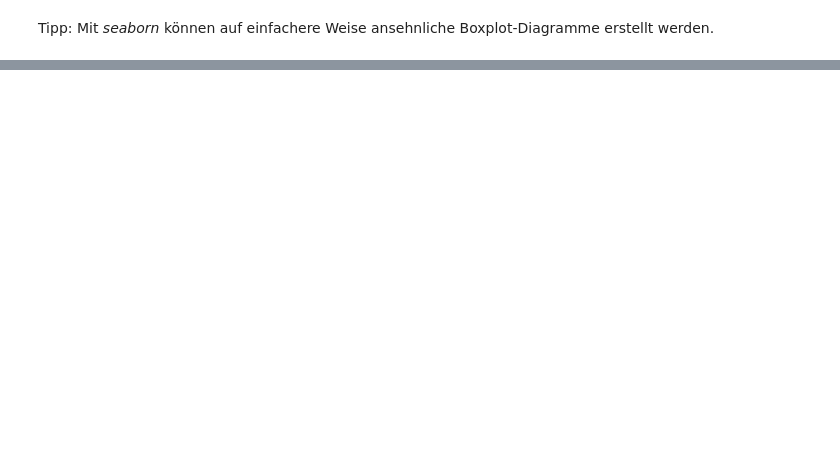
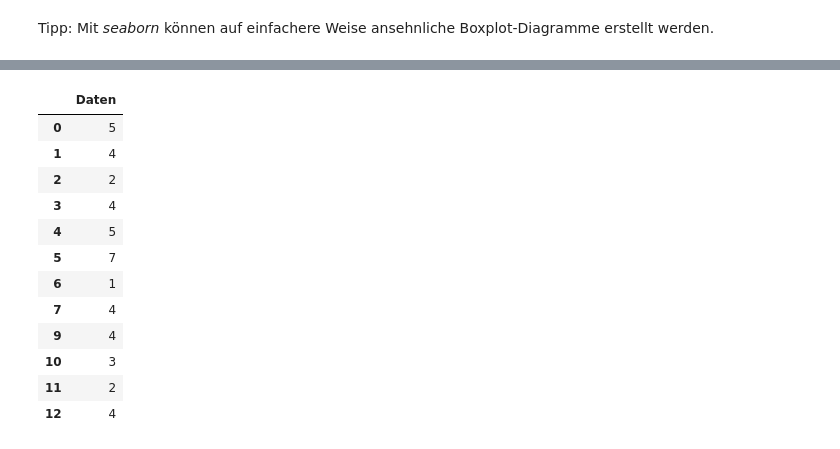
Before and after one commit to troescherw/jupyter_python, a Jupyter notebook: Ausreisser_Boxplot.ipynb, the cells around one changed output, grey strips where cells are left out. Cells and saved outputs as stored; diff of their text form; code cells hidden in the pictures; blank space fills up the shorter version.

```diff
--- a/Ausreisser_Boxplot.ipynb
+++ b/Ausreisser_Boxplot.ipynb
@@ -47,0 +84,20 @@ _=sns.boxplot(x=cars.cyl, y=cars.mpg, data=cars).set_title("Verbrauch in Milen p
+# %%
+from scipy import stats
+import pandas as pd
+
+df = pd.DataFrame({"Daten":[5,4,2,4,5,7,1,4,150,4,3,2,4]}) # 150 = Ausreißer
+df[np.abs(stats.zscore(df)) < 1.5]
+# %% [output]
+|  | Daten |
+| 0 | 5 |
+| 1 | 4 |
+| 2 | 2 |
+| 3 | 4 |
+| 4 | 5 |
+| 5 | 7 |
+| 6 | 1 |
+| 7 | 4 |
+| 9 | 4 |
+| 10 | 3 |
+| 11 | 2 |
+| 12 | 4 |
```
Also changed, not shown: parts of 12 cells of this notebook, 2 other files.
